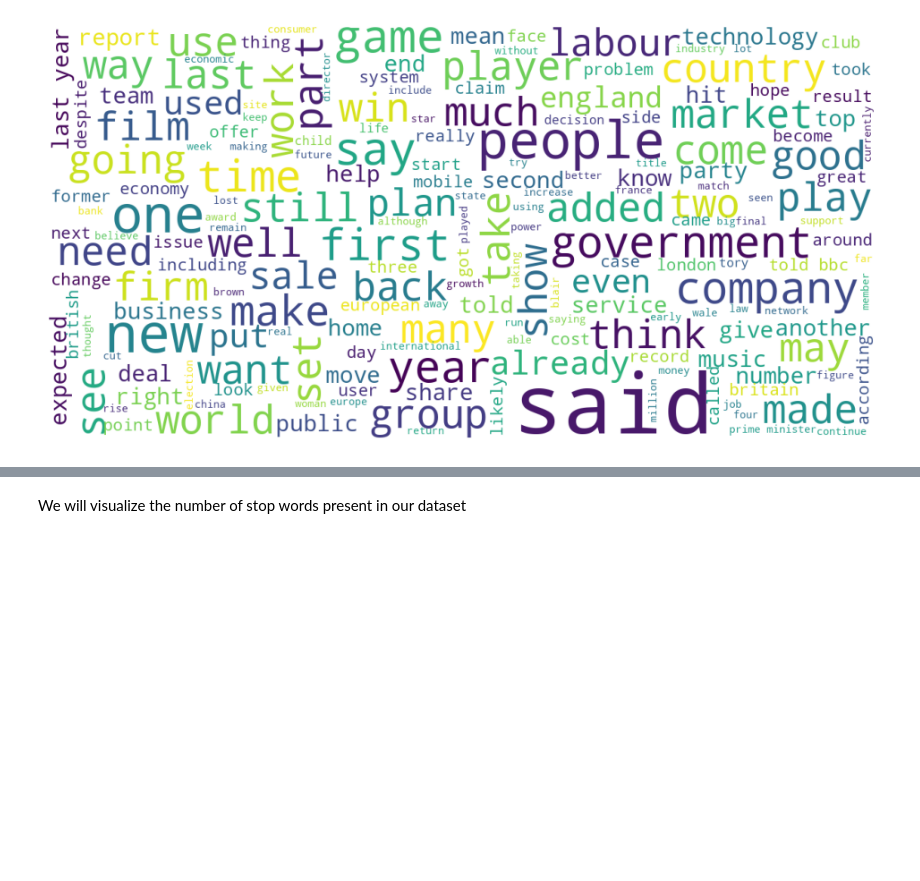
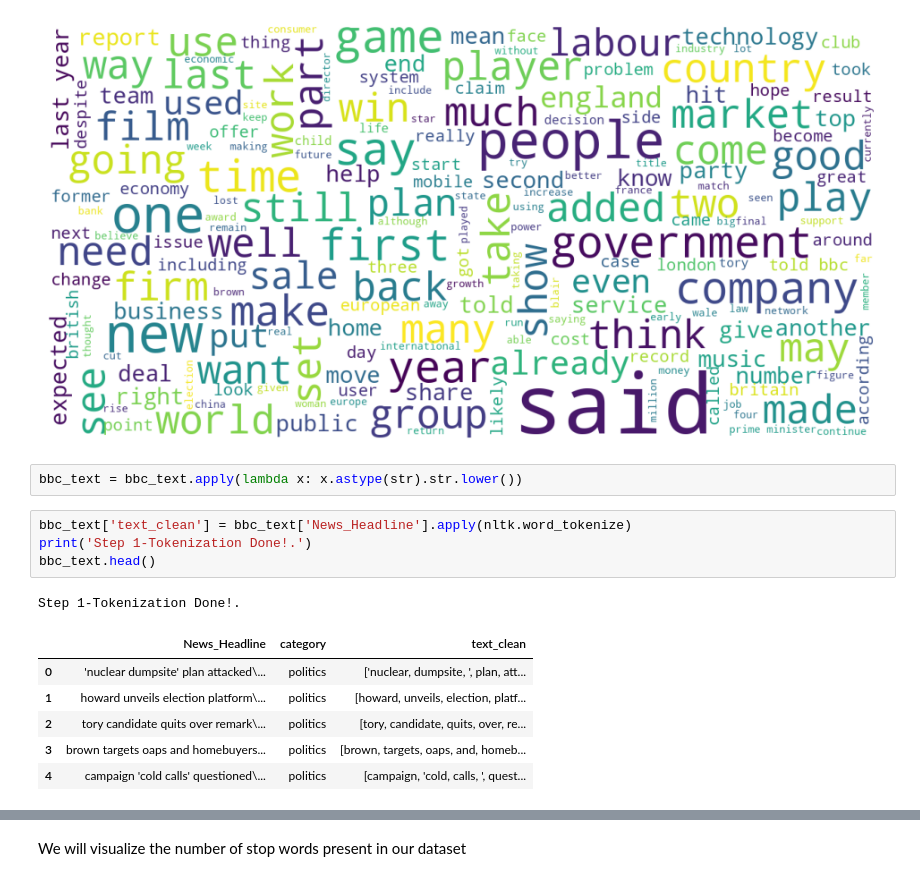
Before and after one commit to mepranati20/justify, a Jupyter notebook: ml/train.ipynb, the cells around one changed output, grey strips where cells are left out. Cells and saved outputs as stored; diff of their text form; blank space fills up the shorter version.

Commit message:
data preprocessing done

```diff
--- a/ml/train.ipynb
+++ b/ml/train.ipynb
@@ -152,3 +152,17 @@ def plot_wordcloud(data):
 plot_wordcloud(bbc_text["News_Headline"])
 # %% [output]
 [figure]
+# %%
+bbc_text = bbc_text.apply(lambda x: x.astype(str).str.lower())
+# %%
+bbc_text['text_clean'] = bbc_text['News_Headline'].apply(nltk.word_tokenize)
+print('Step 1-Tokenization Done!.')
+bbc_text.head()
+# %% [output]
+Step 1-Tokenization Done!.
+|  | News_Headline | category | text_clean |
+| 0 | 'nuclear dumpsite' plan attacked\... | politics | ['nuclear, dumpsite, ', plan, att... |
+| 1 | howard unveils election platform\... | politics | [howard, unveils, election, platf... |
+| 2 | tory candidate quits over remark\... | politics | [tory, candidate, quits, over, re... |
+| 3 | brown targets oaps and homebuyers... | politics | [brown, targets, oaps, and, homeb... |
+| 4 | campaign 'cold calls' questioned\... | politics | [campaign, 'cold, calls, ', quest... |
```
Also changed, not shown: parts of 3 cells of this notebook.
